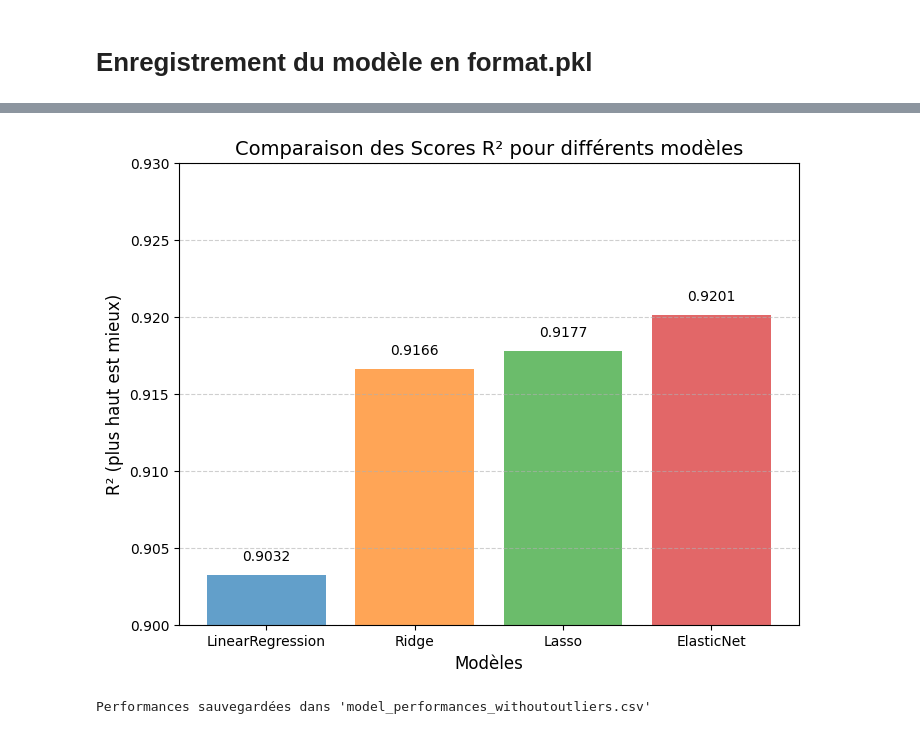
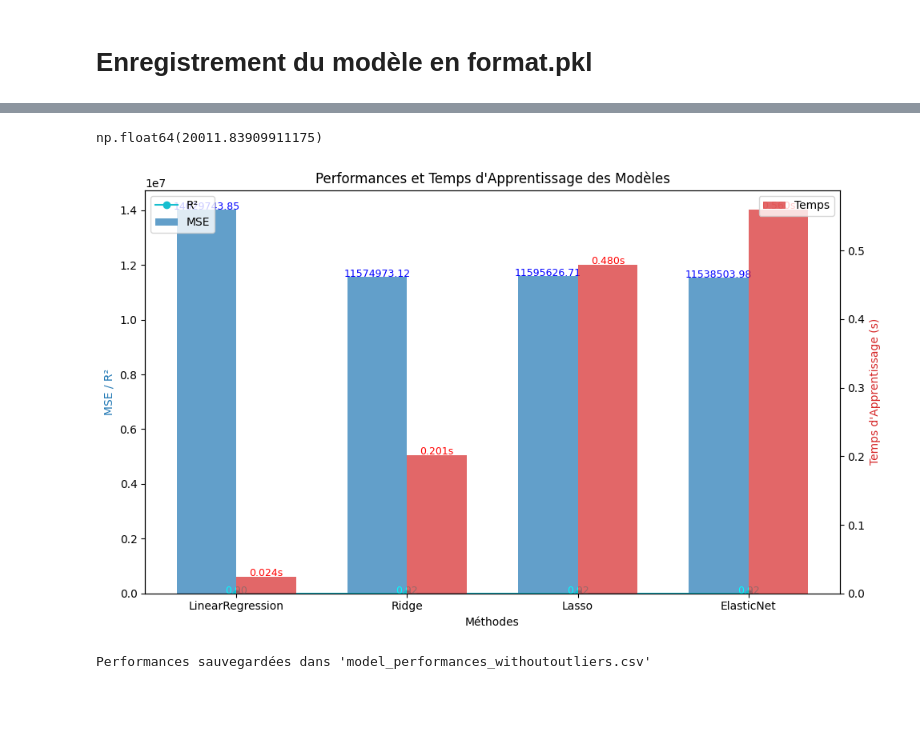
Before and after one commit to A-Delvoye/Brief2_prime_assurance, a Jupyter notebook: modelisation_assurance_final.ipynb, the cells around one changed output, grey strips where cells are left out. Saved outputs shown, nothing was run; the diff lists cells and outputs as text; code cells hidden in the pictures; blank space fills up the shorter version.

```diff
--- a/modelisation_assurance_final.ipynb
+++ b/modelisation_assurance_final.ipynb
@@ -183,7 +184,7 @@ def RRF(data_X, data_cible_y):
 # %% [markdown]
 ## Main Function
 # %%
-df = load_data("df_assurance_ag_sex_bmi_ch_sm_re_agbm_aggrp_bmicat_bmism_agesm.csv")
+df = load_data("df_assurance_ag_sex_bmi_ch_sm_re_agebmi_agegrp_bmicat_bmismok_agesmok.csv")
 
 print(df.info())
 df_category, df_numeric = prepare_data(df)
@@ -304,5 +305,5 @@ df.head()
 # %%
-numeric_features = ['age', 'bmi','children','bmi_smoker','age_smoker','age_bmi','log_children']#, ,
+numeric_features = ['age', 'bmi','children','bmi_smoker','age_smoker','age_bmi']#, ,
 categorical_features = ['smoker','sex']#,
 ordinal_features = ['region','age_group','bmi_category']
 
@@ -593,7 +756,12 @@ Model: Lasso
+# %%
+y_pred.shape
+y_pred[19]
+# %% [output]
+np.float64(20011.83909911175)
 # %%
-affichage_performance2(results)
+affichage_performance(results)
 # %% [output]
-[figure, old version]
+[figure, new version]
 # %%
 results_withoutoutliers =results
 df_results = pd.DataFrame.from_dict(results_withoutoutliers, orient='index')
```
Also changed, not shown: parts of 7 cells of this notebook, 13 other files.
